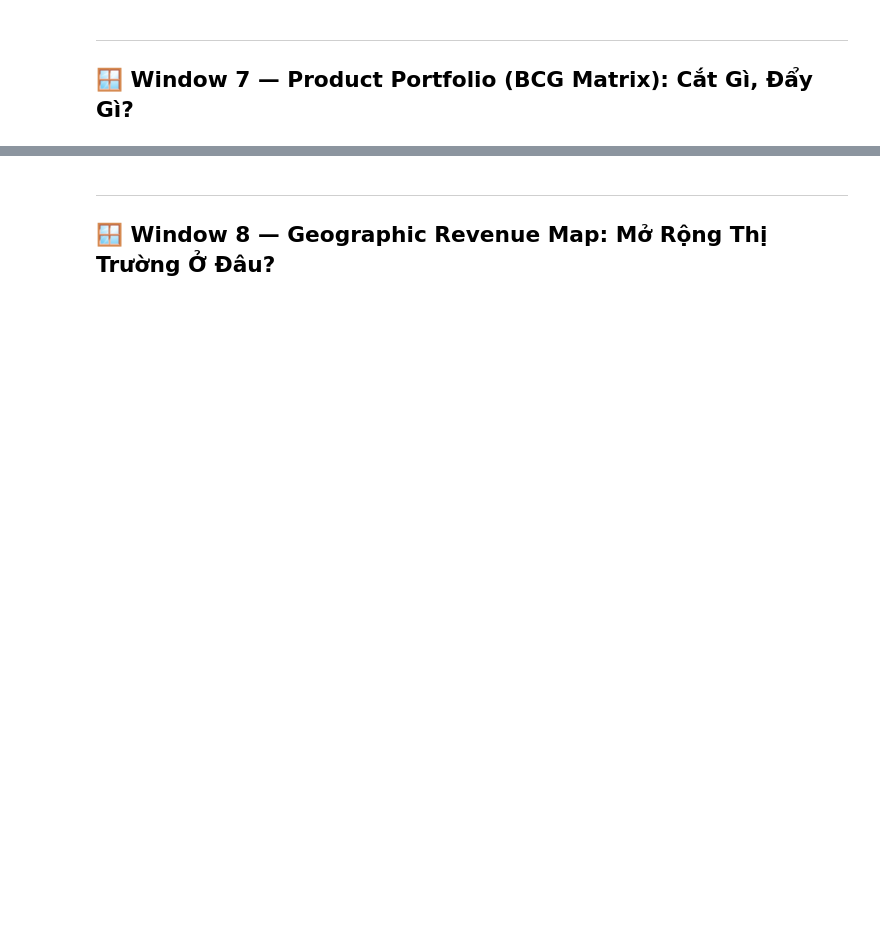
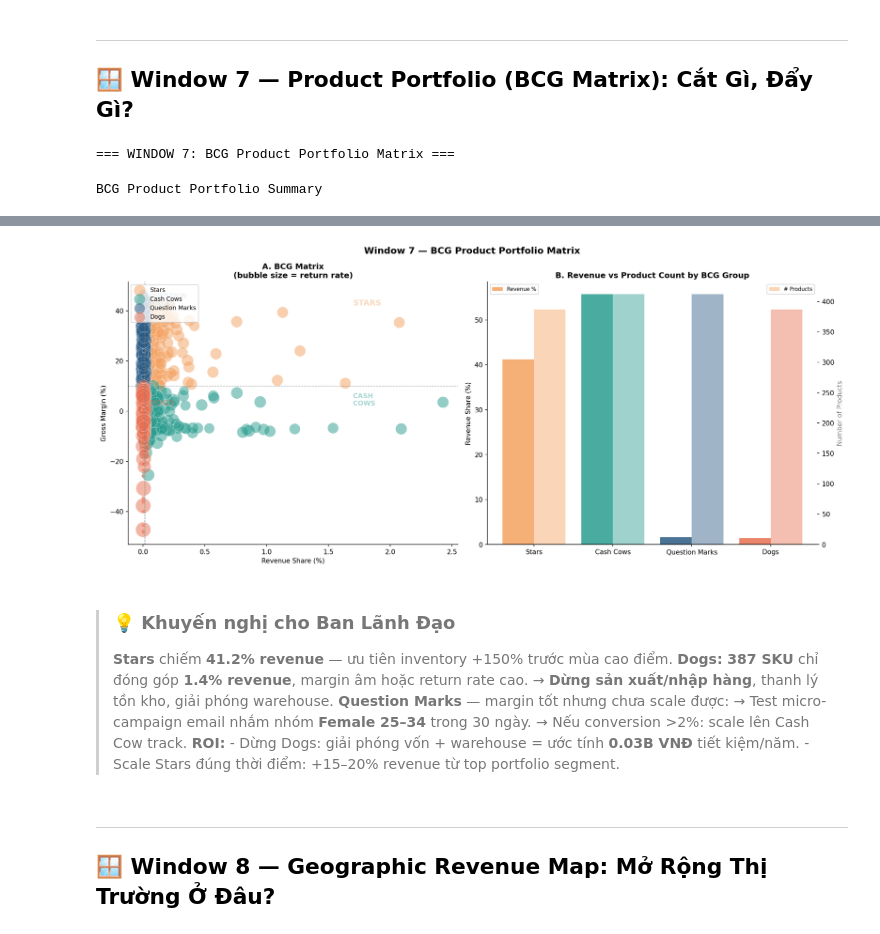
Before and after one commit to kori0494/datathon_work, a Jupyter notebook: notebook/Phase_1_EDA.ipynb, the cells around one changed output, grey strips where cells are left out. Saved outputs shown, nothing was run; the diff lists cells and outputs as text; code cells hidden in the pictures; blank space fills up the shorter version.

```diff
--- a/notebook/Phase_1_EDA.ipynb
+++ b/notebook/Phase_1_EDA.ipynb
@@ -1027,7 +1210,7 @@ prod_metrics = (
 prod_metrics['gross_margin_%'] = (
     (prod_metrics['total_revenue'] - prod_metrics['total_cogs'])
     / prod_metrics['total_revenue'].replace(0, np.nan) * 100
-).fillna(0).round(2)
+).round(2).clip(lower=-200, upper=200).fillna(0)  # giữ margin âm để BCG chính xác
 
 # Revenue share
 total_rev = prod_metrics['total_revenue'].sum()
@@ -1162,3 +1345,6 @@ dogs_rev   = bcg_summary[bcg_summary['BCG']=='Dogs']['revenue_share_%'].sum()
 stars_rev  = bcg_summary[bcg_summary['BCG']=='Stars']['revenue_share_%'].sum()
 
 insight_box(f"**Stars** chiếm **{stars_rev:.1f}% revenue** — ưu tiên inventory +150% trước mùa cao điểm.  **Dogs: {dogs_count:,} SKU** chỉ đóng góp **{dogs_rev:.1f}% revenue**, margin âm hoặc return rate cao. → **Dừng sản xuất/nhập hàng**, thanh lý tồn kho, giải phóng warehouse.  **Question Marks** — margin tốt nhưng chưa scale được: → Test micro-campaign email nhắm nhóm **Female 25–34** trong 30 ngày. → Nếu conversion >2%: scale lên Cash Cow track.  **ROI:** - Dừng Dogs: giải phóng vốn + warehouse = ước tính **{dogs_rev*total_rev/100/1e9*0.15:.2f}B VNĐ** tiết kiệm/năm. - Scale Stars đúng thời điểm: +15–20% revenue từ top portfolio segment.")
+# %% [output]
+=== WINDOW 7: BCG Product Portfolio Matrix ===
+BCG Product Portfolio Summary
@@ -1165,3 +1356,6 @@ insight_box(f"**Stars** chiếm **{stars_rev:.1f}% revenue** — ưu tiên inven
+[figure, added]
+> ### 💡 Khuyến nghị cho Ban Lãnh Đạo
+> **Stars** chiếm **41.2% revenue** — ưu tiên inventory +150% trước mùa cao điểm.  **Dogs: 387 SKU** chỉ đóng góp **1.4% revenue**, margin âm hoặc return rate cao. → **Dừng sản xuất/nhập hàng**, thanh lý tồn kho, giải phóng warehouse.  **Question Marks** — margin tốt nhưng chưa scale được: → Test micro-campaign email nhắm nhóm **Female 25–34** trong 30 ngày. → Nếu conversion >2%: scale lên Cash Cow track.  **ROI:** - Dừng Dogs: giải phóng vốn + warehouse = ước tính **0.03B VNĐ** tiết kiệm/năm. - Scale Stars đúng thời điểm: +15–20% revenue từ top portfolio segment.
 # %% [markdown]
 ---
 ## 🪟 Window 8 — Geographic Revenue Map: Mở Rộng Thị Trường Ở Đâu?
```
Also changed, not shown: parts of 10 cells of this notebook, 4 other files.
